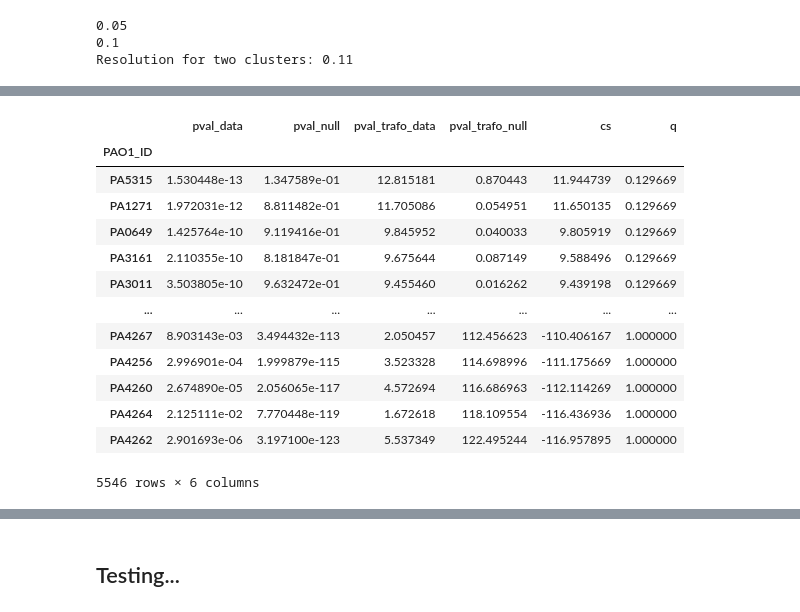
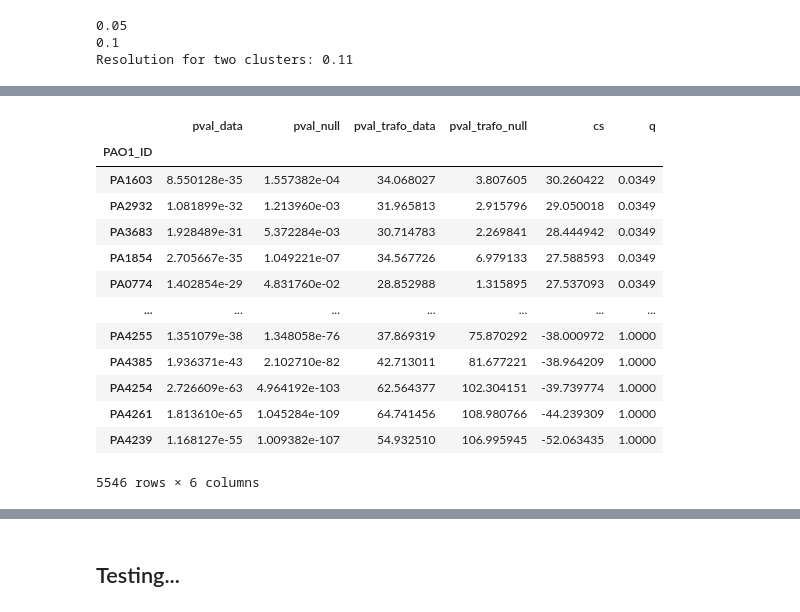
Before and after one commit to bio-datascience/BacSC, a Jupyter notebook: analysis/P_aero_S2S3/S3_cluster_analysis.ipynb, the cells around one changed output, grey strips where cells are left out. Cells and saved outputs as stored; diff of their text form; code cells hidden in the pictures.

```diff
--- a/analysis/P_aero_S2S3/S3_cluster_analysis.ipynb
+++ b/analysis/P_aero_S2S3/S3_cluster_analysis.ipynb
@@ -278,10 +287,11 @@ plt.show()
 # %%
 # data_null_gen.write("../../data/MOBA_scRNAseq/outs_S3/S3_null_data_opt.h5ad")
 # %%
+from scipy.stats import mannwhitneyu
 X_null_gen_0 = data_null_gen.X[data_null_gen.obs["leiden"] == "0"]
 X_null_gen_1 = data_null_gen.X[data_null_gen.obs["leiden"] != "0"]
 
-pval_null_gen = pd.DataFrame({"pval_null": ranksums(X_null_gen_0, X_null_gen_1, alternative="two-sided").pvalue}, index=data_null_gen.var.index)
+pval_null_gen = pd.DataFrame({"pval_null": mannwhitneyu(X_null_gen_0, X_null_gen_1, alternative="two-sided", method="asymptotic").pvalue}, index=data_null_gen.var.index)
 
 clusters = data_gene.obs["leiden_opt"].unique()
 # %%
@@ -293,7 +303,7 @@ fdr = 0.05
 for c in clusters:
     X_data_0 = data_gene_nonzero.X[data_gene_nonzero.obs["leiden_opt"] == c].copy()
     X_data_1 = data_gene_nonzero.X[data_gene_nonzero.obs["leiden_opt"] != c].copy()
-    p_data = pd.DataFrame({"pval_data": ranksums(X_data_0, X_data_1, alternative="two-sided").pvalue}, index=data_gene_nonzero.var.index)
+    p_data = pd.DataFrame({"pval_data": mannwhitneyu(X_data_0, X_data_1, alternative="two-sided", method="asymptotic").pvalue}, index=data_gene_nonzero.var.index)
     DE_TU, pval_TU = cd.call_de(p_data, pval_null_gen, FDR=fdr, correct=False, nlog=True)
     data_gene_nonzero.var[f"pval_cluster_{c}_gen"] = pval_TU["pval_data"]
     data_gene_nonzero.var[f"q_cluster_{c}_gen"] = pval_TU["q"]
@@ -398,19 +427,19 @@ pvals_log_gen["1"]
 # %%
-pvals_log_gen["0"]
+pvals_log_gen["2"]
 # %% [output]
 |  | pval_data | pval_null | pval_trafo_data | pval_trafo_null | cs | q |
 | PAO1_ID |  |  |  |  |  |  |
-| PA5315 | 1.530448e-13 | 1.347589e-01 | 12.815181 | 0.870443 | 11.944739 | 0.129669 |
-| PA1271 | 1.972031e-12 | 8.811482e-01 | 11.705086 | 0.054951 | 11.650135 | 0.129669 |
-| PA0649 | 1.425764e-10 | 9.119416e-01 | 9.845952 | 0.040033 | 9.805919 | 0.129669 |
-| PA3161 | 2.110355e-10 | 8.181847e-01 | 9.675644 | 0.087149 | 9.588496 | 0.129669 |
-| PA3011 | 3.503805e-10 | 9.632472e-01 | 9.455460 | 0.016262 | 9.439198 | 0.129669 |
+| PA1603 | 8.550128e-35 | 1.557382e-04 | 34.068027 | 3.807605 | 30.260422 | 0.0349 |
+| PA2932 | 1.081899e-32 | 1.213960e-03 | 31.965813 | 2.915796 | 29.050018 | 0.0349 |
+| PA3683 | 1.928489e-31 | 5.372284e-03 | 30.714783 | 2.269841 | 28.444942 | 0.0349 |
+| PA1854 | 2.705667e-35 | 1.049221e-07 | 34.567726 | 6.979133 | 27.588593 | 0.0349 |
+| PA0774 | 1.402854e-29 | 4.831760e-02 | 28.852988 | 1.315895 | 27.537093 | 0.0349 |
 | ... | ... | ... | ... | ... | ... | ... |
-| PA4267 | 8.903143e-03 | 3.494432e-113 | 2.050457 | 112.456623 | -110.406167 | 1.000000 |
-| PA4256 | 2.996901e-04 | 1.999879e-115 | 3.523328 | 114.698996 | -111.175669 | 1.000000 |
-| PA4260 | 2.674890e-05 | 2.056065e-117 | 4.572694 | 116.686963 | -112.114269 | 1.000000 |
-| PA4264 | 2.125111e-02 | 7.770448e-119 | 1.672618 | 118.109554 | -116.436936 | 1.000000 |
-| PA4262 | 2.901693e-06 | 3.197100e-123 | 5.537349 | 122.495244 | -116.957895 | 1.000000 |
+| PA4255 | 1.351079e-38 | 1.348058e-76 | 37.869319 | 75.870292 | -38.000972 | 1.0000 |
+| PA4385 | 1.936371e-43 | 2.102710e-82 | 42.713011 | 81.677221 | -38.964209 | 1.0000 |
+| PA4254 | 2.726609e-63 | 4.964192e-103 | 62.564377 | 102.304151 | -39.739774 | 1.0000 |
+| PA4261 | 1.813610e-65 | 1.045284e-109 | 64.741456 | 108.980766 | -44.239309 | 1.0000 |
+| PA4239 | 1.168127e-55 | 1.009382e-107 | 54.932510 | 106.995945 | -52.063435 | 1.0000 |
 5546 rows × 6 columns
 # %%
 # goi = pvals_log_gen["3"].sort_values("pval_null", ascending=True).index[:10]
```
Also changed, not shown: parts of 17 cells of this notebook, 3 other files.
